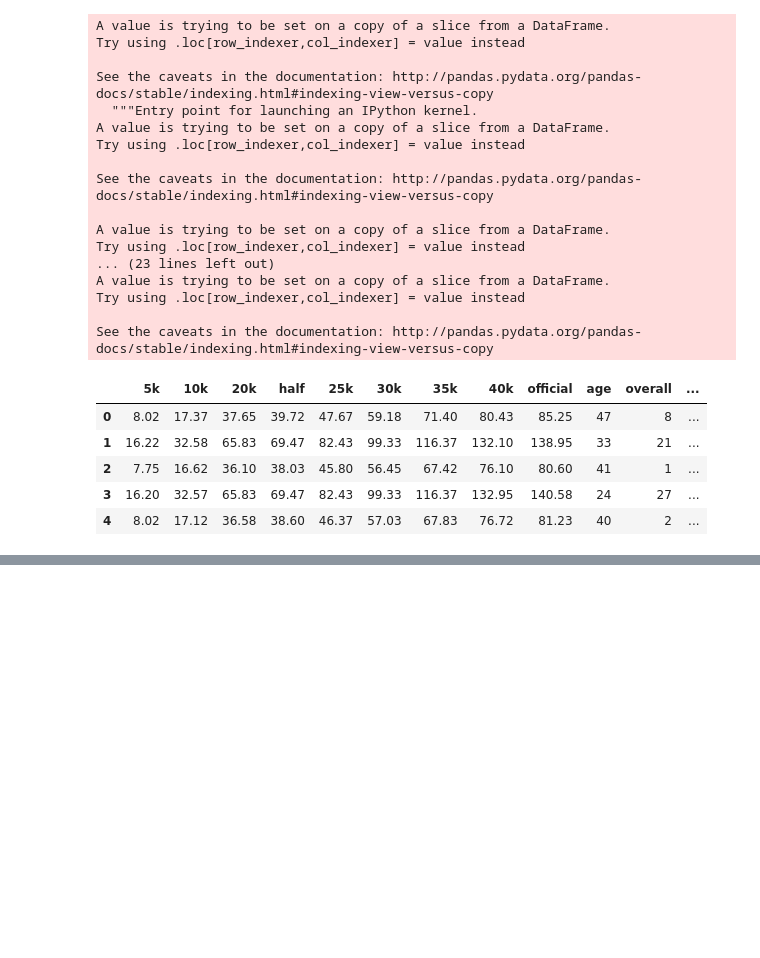
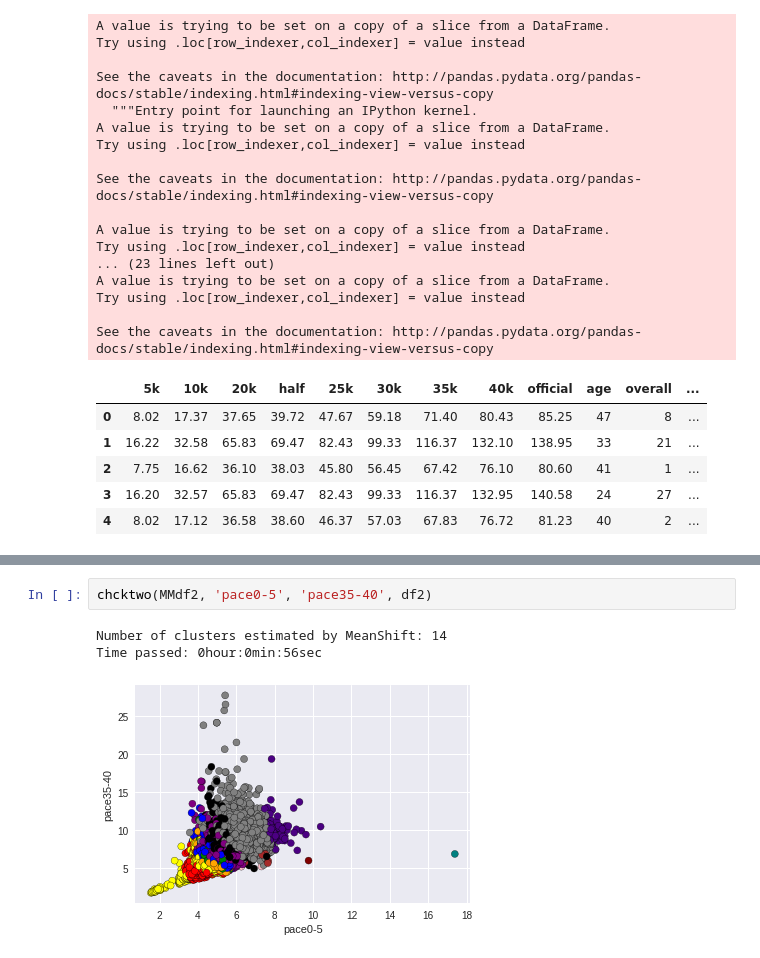
Before and after one commit to gurkpet/Thinkful-Lessons, a Jupyter notebook: Thinkful 4.2/BostonMarathon2.0.ipynb, the cells around one changed output, grey strips where cells are left out. Cells and saved outputs as stored; diff of their text form; blank space fills up the shorter version.

```diff
--- a/Thinkful 4.2/BostonMarathon2.0.ipynb
+++ b/Thinkful 4.2/BostonMarathon2.0.ipynb
@@ -190,0 +189,6 @@ plt.show()
+# %%
+chcktwo(MMdf2, 'pace0-5', 'pace35-40', df2)
+# %% [output]
+Number of clusters estimated by MeanShift: 14
+Time passed: 0hour:0min:56sec
+[figure, added]
```
Also changed, not shown: parts of 19 cells of this notebook.
